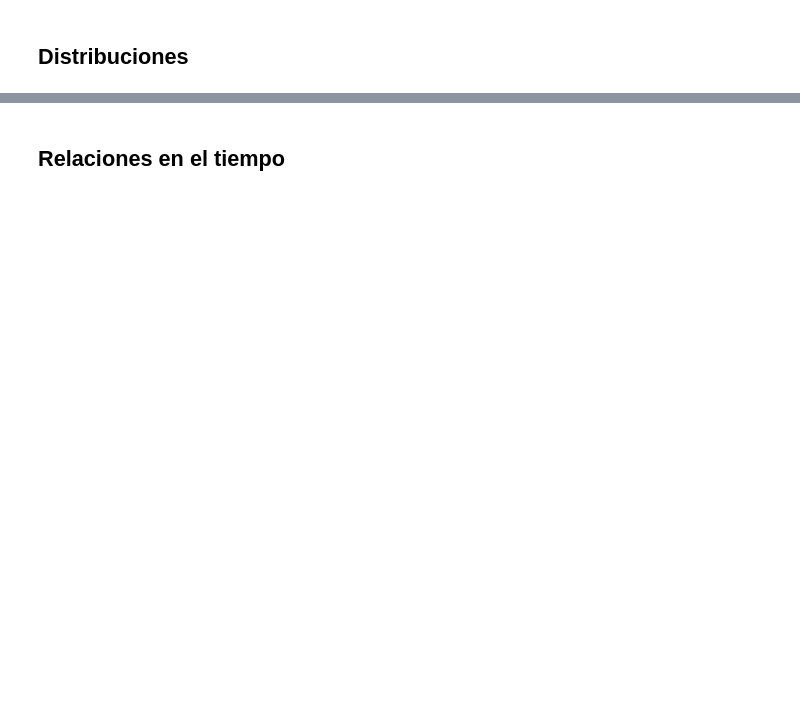
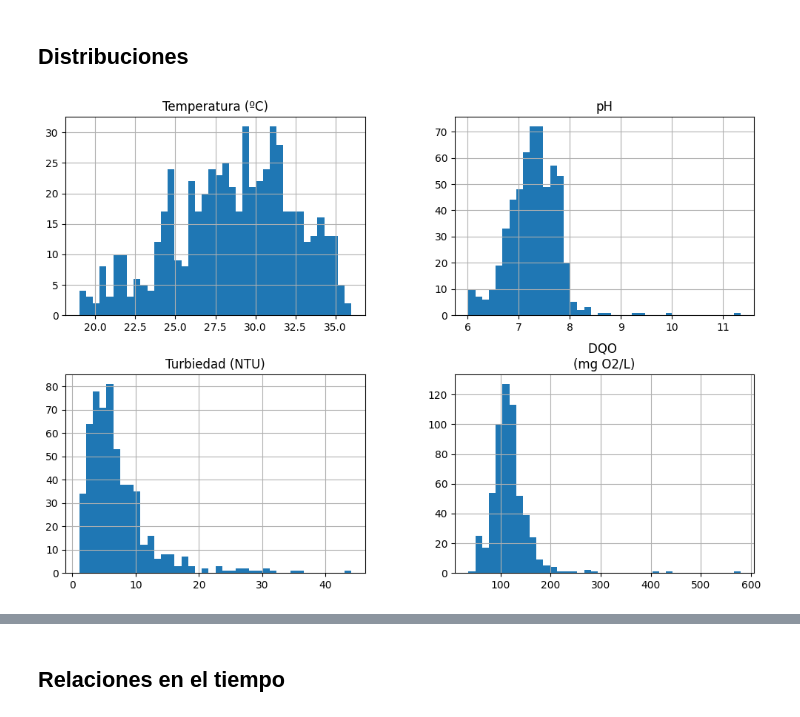
Before and after one commit to tetenogues/data_barbies_y_guille, a Jupyter notebook: first-nb.ipynb, the cells around one changed output, grey strips where cells are left out. Cells and saved outputs as stored; diff of their text form; code cells hidden in the pictures; blank space fills up the shorter version.

```diff
--- a/first-nb.ipynb
+++ b/first-nb.ipynb
@@ -223,5 +234,7 @@ msno.matrix(data_lab)
 # %% [markdown]
 ## Distribuciones
 # %%
-data_lab[['Temperatura (ºC)', 'pH', 'Turbiedad (NTU)', 'DQO \n(mg O2/L)']].hist(bins=40, figsize=(12, 8))
+data_lab.select_dtypes(include=['number']).hist(bins=40, figsize=(12, 8))
 plt.show()
+# %% [output]
+[figure, added]
```
Also changed, not shown: parts of 12 cells of this notebook.
